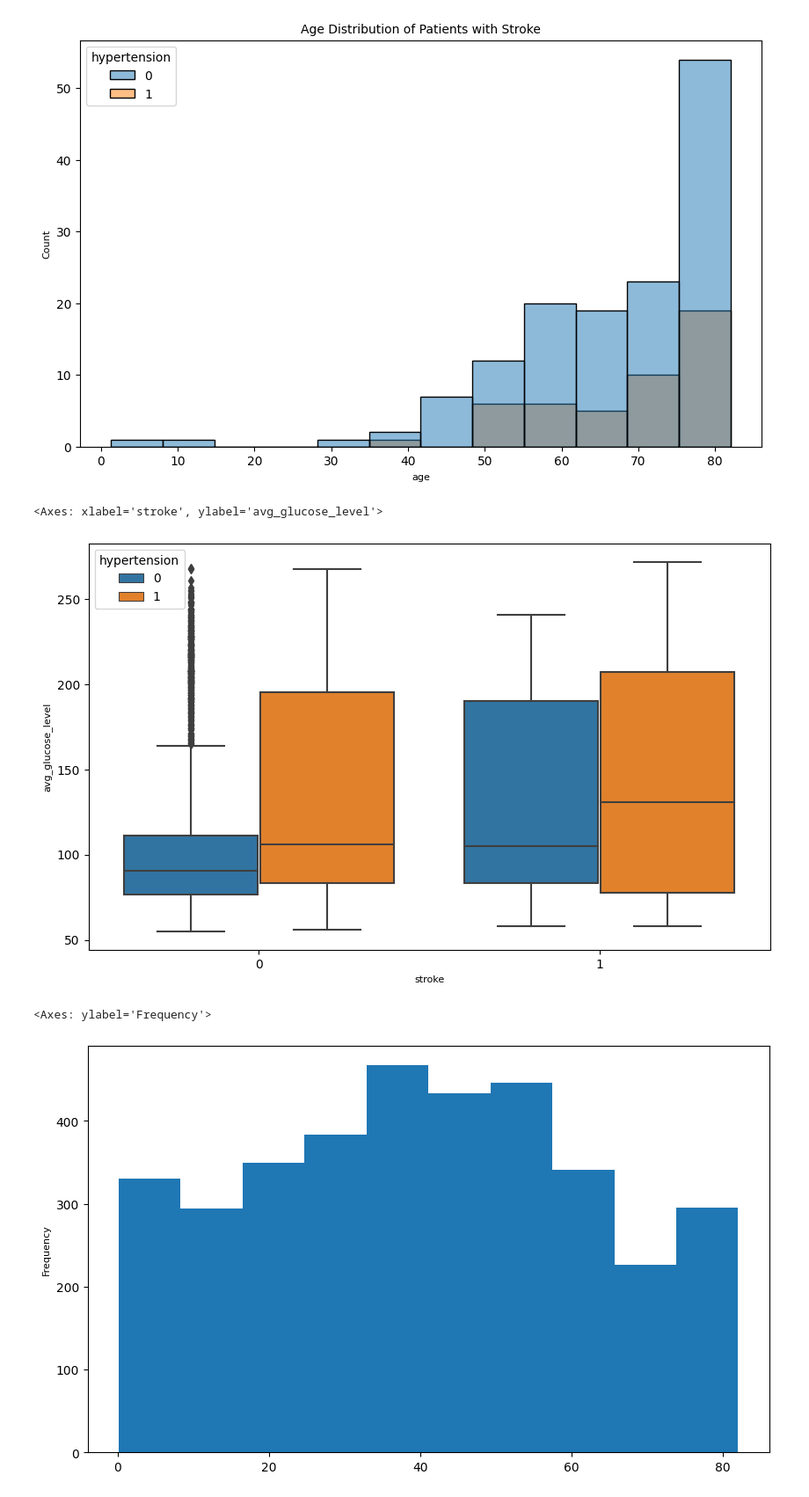
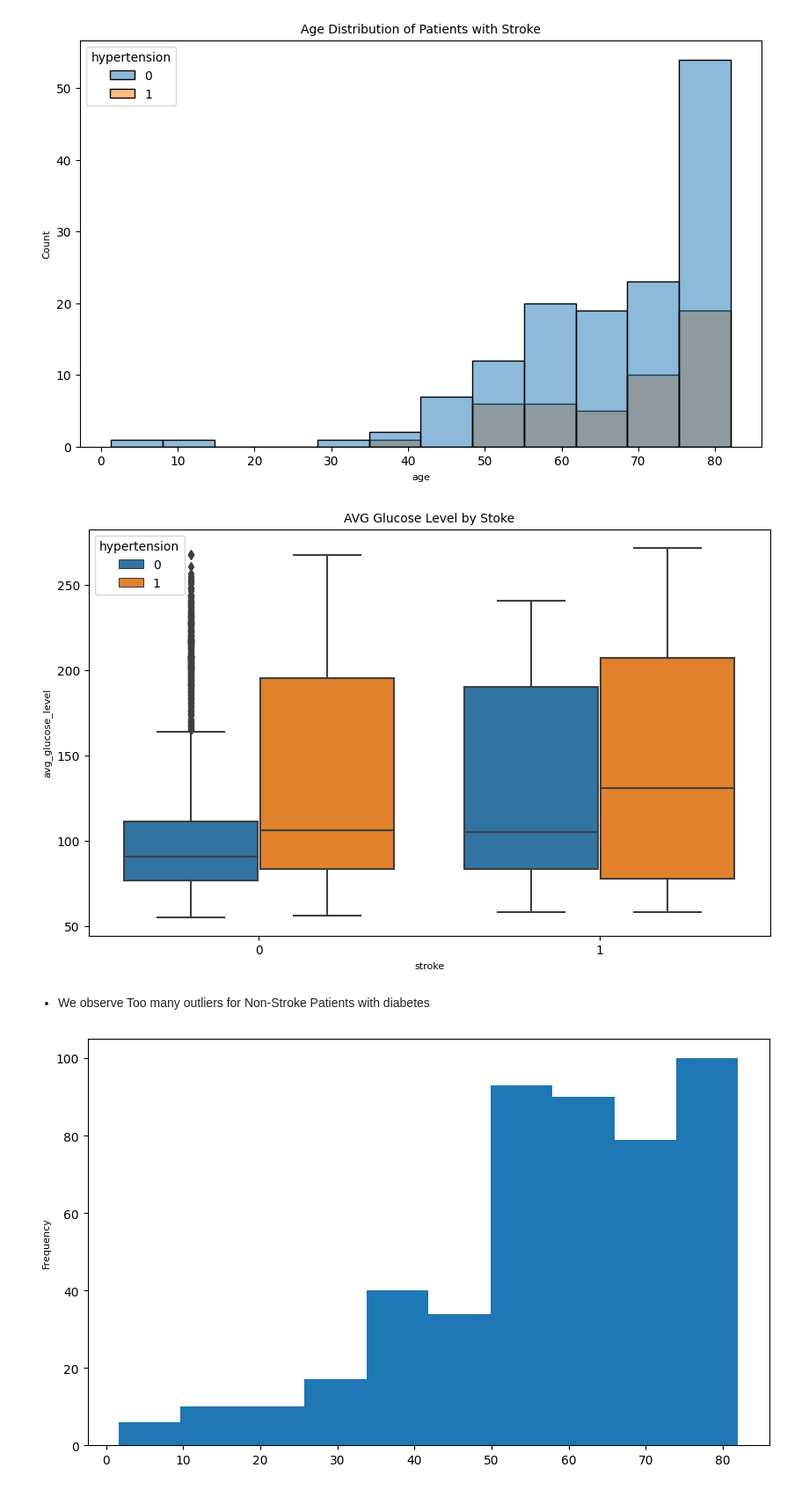
Before and after one commit to chikeibezim/Stroke-Prediction-EDA-Modelling, a Jupyter notebook: stroke-prediction-eda-modelling.ipynb, the cells around one changed output. Shown at 88% size. Cells and saved outputs as stored; diff of their text form; code cells hidden in the pictures.

Commit message:
Kaggle Notebook | Stroke Prediction - EDA | Modelling | Version 6

```diff
--- a/stroke-prediction-eda-modelling.ipynb
+++ b/stroke-prediction-eda-modelling.ipynb
@@ -217,15 +217,17 @@ plt.show()
 [figure]
 # %%
 sns.boxplot(X_train, x="stroke", y="avg_glucose_level", hue="hypertension")
+plt.title("AVG Glucose Level by Stoke")
+plt.show()
 # %% [output]
-<Axes: xlabel='stroke', ylabel='avg_glucose_level'>
-[figure, old version]
+[figure, new version]
+# %% [markdown]
+- We observe Too many outliers for Non-Stroke Patients with diabetes
 # %%
 # let's plot distribution of patients with no stroke to understand the ouliers properly
 
-no_hp = X_train[(X_train["stroke"] == 0) & (X_train["hypertension"] == 0)]
-
-no_hp.age.plot(kind="hist", sharey=True)
+no_hp = X_train[(X_train["stroke"] == 0) & (X_train["avg_glucose_level"] > 160)]
+no_hp.age.plot(kind="hist")
+plt.show()
 # %% [output]
-<Axes: ylabel='Frequency'>
-[figure, old version]
+[figure, new version]
```
Also changed, not shown: parts of 3 cells of this notebook.
